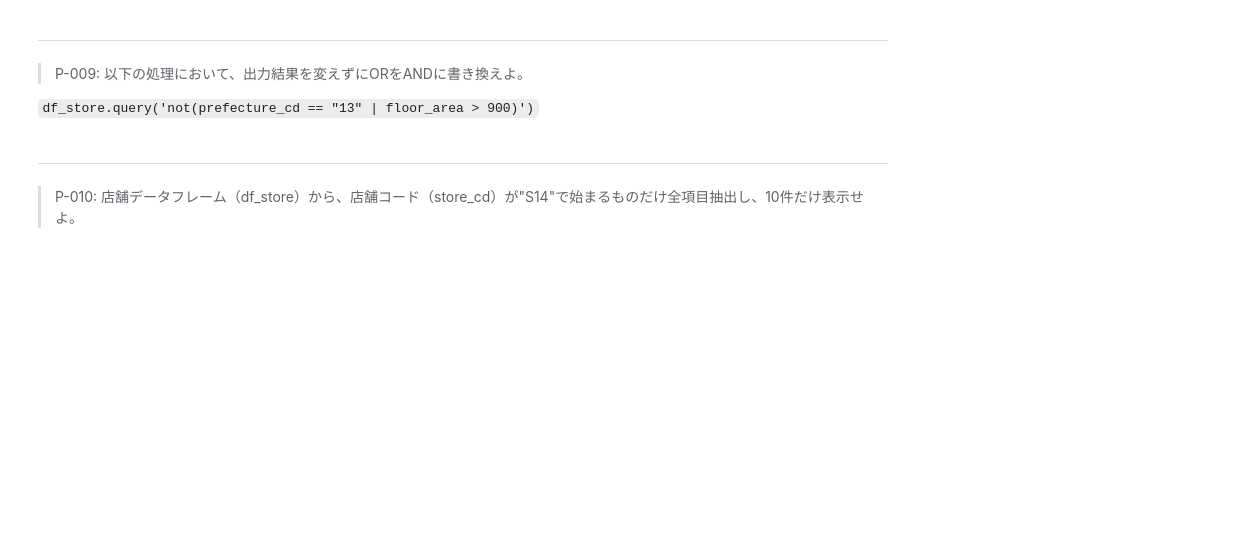
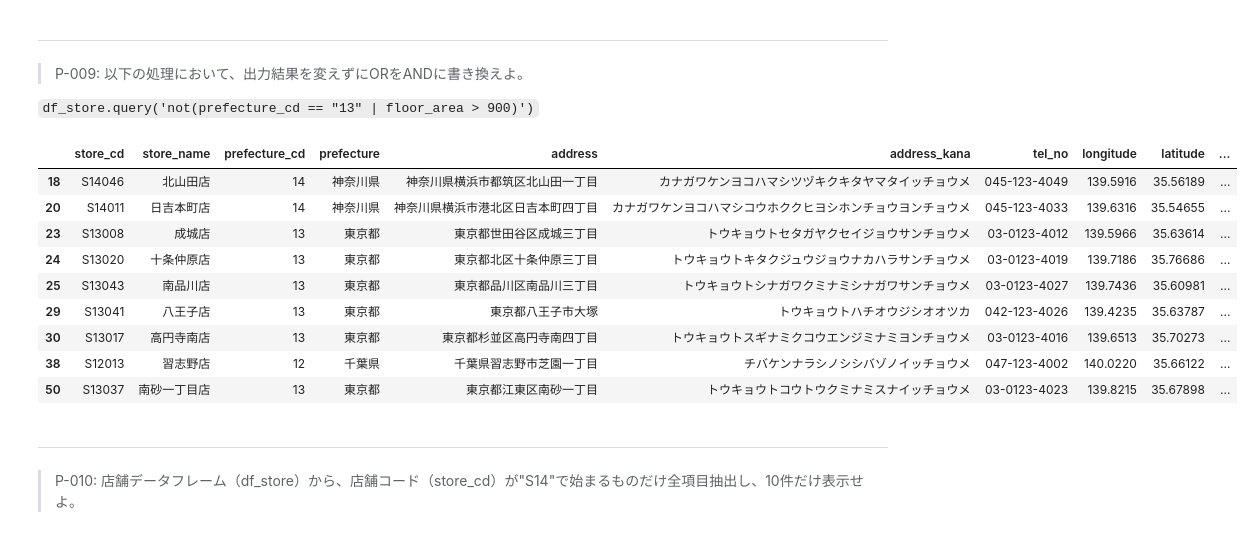
Before and after one commit to MurapyonCorp/100-knocks, a Jupyter notebook: preprocess_knock_Python_Azure.ipynb, the cells around one changed output. Cells and saved outputs as stored; diff of their text form; code cells hidden in the pictures; blank space fills up the shorter version.

```diff
--- a/preprocess_knock_Python_Azure.ipynb
+++ b/preprocess_knock_Python_Azure.ipynb
@@ -177,6 +218,20 @@ df.loc[:,['sales_ymd', 'customer_id', 'product_cd', 'amount']].query('customer_i
 > P-009: 以下の処理において、出力結果を変えずにORをANDに書き換えよ。
 
 `df_store.query('not(prefecture_cd == "13" | floor_area > 900)')`
+# %%
+import pandas as pd
+df_store.query('prefecture_cd != "13" & floor_area <= 900')
+# %% [output]
+|  | store_cd | store_name | prefecture_cd | prefecture | address | address_kana | tel_no | longitude | latitude | ... |
+| 18 | S14046 | 北山田店 | 14 | 神奈川県 | 神奈川県横浜市都筑区北山田一丁目 | カナガワケンヨコハマシツヅキクキタヤマタイッチョウメ | 045-123-4049 | 139.5916 | 35.56189 | ... |
+| 20 | S14011 | 日吉本町店 | 14 | 神奈川県 | 神奈川県横浜市港北区日吉本町四丁目 | カナガワケンヨコハマシコウホククヒヨシホンチョウヨンチョウメ | 045-123-4033 | 139.6316 | 35.54655 | ... |
+| 23 | S13008 | 成城店 | 13 | 東京都 | 東京都世田谷区成城三丁目 | トウキョウトセタガヤクセイジョウサンチョウメ | 03-0123-4012 | 139.5966 | 35.63614 | ... |
+| 24 | S13020 | 十条仲原店 | 13 | 東京都 | 東京都北区十条仲原三丁目 | トウキョウトキタクジュウジョウナカハラサンチョウメ | 03-0123-4019 | 139.7186 | 35.76686 | ... |
+| 25 | S13043 | 南品川店 | 13 | 東京都 | 東京都品川区南品川三丁目 | トウキョウトシナガワクミナミシナガワサンチョウメ | 03-0123-4027 | 139.7436 | 35.60981 | ... |
+| 29 | S13041 | 八王子店 | 13 | 東京都 | 東京都八王子市大塚 | トウキョウトハチオウジシオオツカ | 042-123-4026 | 139.4235 | 35.63787 | ... |
+| 30 | S13017 | 高円寺南店 | 13 | 東京都 | 東京都杉並区高円寺南四丁目 | トウキョウトスギナミクコウエンジミナミヨンチョウメ | 03-0123-4016 | 139.6513 | 35.70273 | ... |
+| 38 | S12013 | 習志野店 | 12 | 千葉県 | 千葉県習志野市芝園一丁目 | チバケンナラシノシシバゾノイッチョウメ | 047-123-4002 | 140.0220 | 35.66122 | ... |
+| 50 | S13037 | 南砂一丁目店 | 13 | 東京都 | 東京都江東区南砂一丁目 | トウキョウトコウトウクミナミスナイッチョウメ | 03-0123-4023 | 139.8215 | 35.67898 | ... |
 # %% [markdown]
 ---
 > P-010: 店舗データフレーム（df_store）から、店舗コード（store_cd）が"S14"で始まるものだけ全項目抽出し、10件だけ表示せよ。
```
Also changed, not shown: parts of 6 cells of this notebook.
